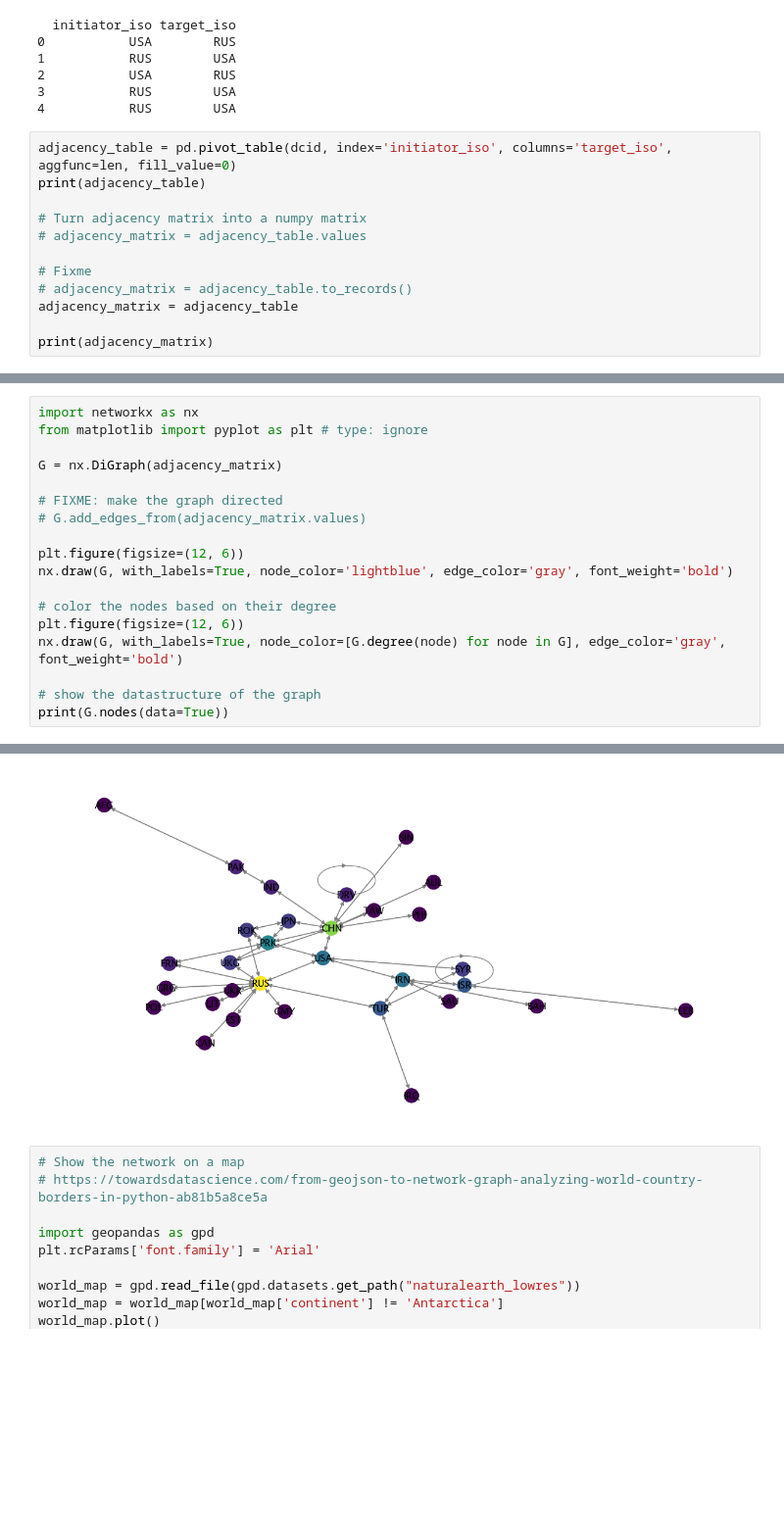
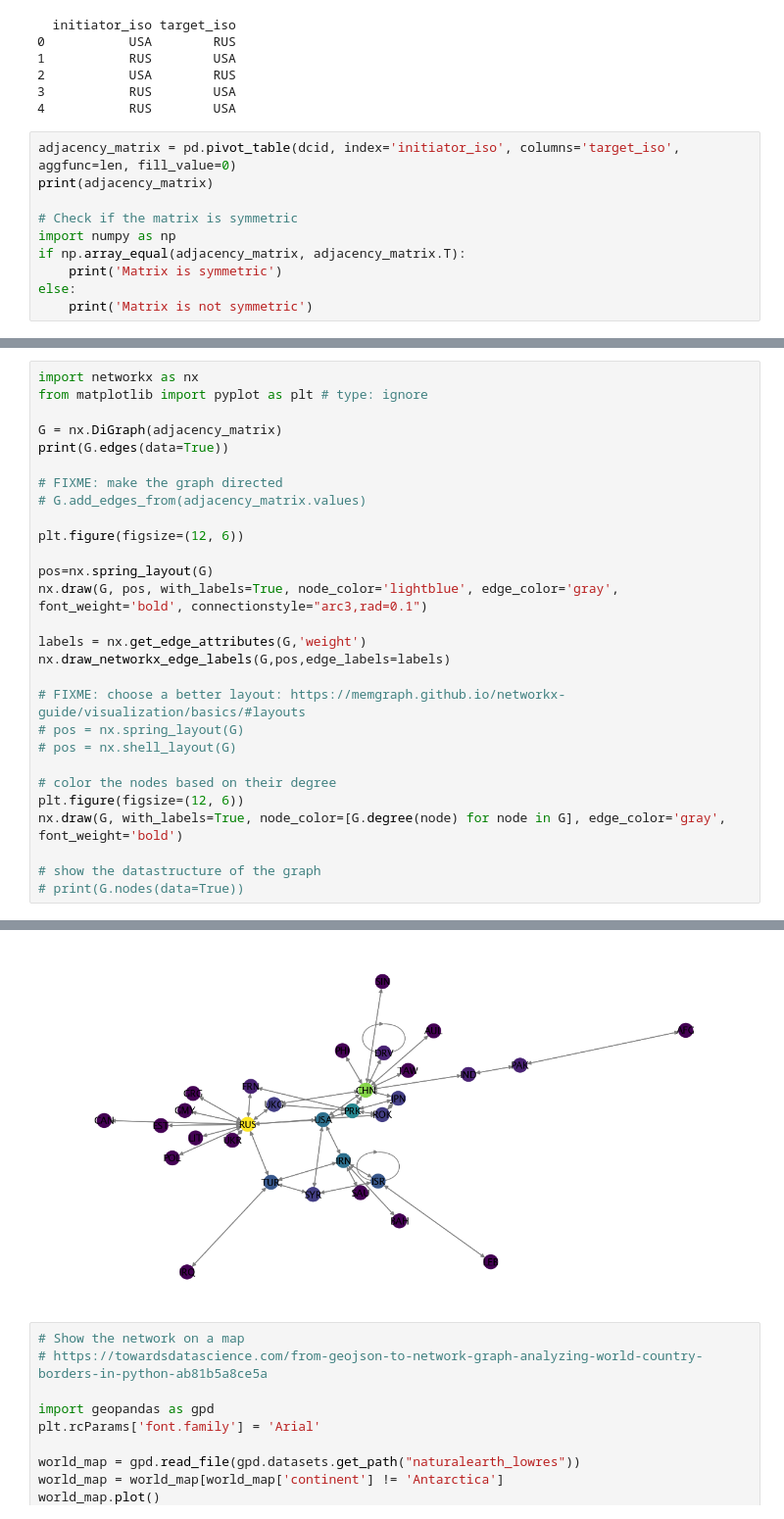
Before and after one commit to freinhard/dcid-sna, a Jupyter notebook: cyber-network.ipynb, the cells around one changed output, grey strips where cells are left out. Shown at 98% size. Drawn from its saved outputs; the diff is of its cells as text; blank space fills up the shorter version.

Commit message:
Check for symetry

```diff
--- a/cyber-network.ipynb
+++ b/cyber-network.ipynb
@@ -54,17 +52,15 @@ print(dcid.head())
 3           RUS        USA
 4           RUS        USA
 # %%
-adjacency_table = pd.pivot_table(dcid, index='initiator_iso', columns='target_iso', aggfunc=len, fill_value=0)
-print(adjacency_table)
+adjacency_matrix = pd.pivot_table(dcid, index='initiator_iso', columns='target_iso', aggfunc=len, fill_value=0)
+print(adjacency_matrix)
 
-# Turn adjacency matrix into a numpy matrix
-# adjacency_matrix = adjacency_table.values
-
-# Fixme
-# adjacency_matrix = adjacency_table.to_records()
-adjacency_matrix = adjacency_table
-
-print(adjacency_matrix)
+# Check if the matrix is symmetric
+import numpy as np
+if np.array_equal(adjacency_matrix, adjacency_matrix.T):
+    print('Matrix is symmetric')
+else:
+    print('Matrix is not symmetric')
 # %% [output]
 target_iso     AFG  AUL  BAH  CAN  CHN  DRV  EST  FRN  GMY  GRG  ...  ROK  \
 initiator_iso                                                    ...
@@ -90,17 +86,27 @@ import networkx as nx
 from matplotlib import pyplot as plt # type: ignore
 
 G = nx.DiGraph(adjacency_matrix)
+print(G.edges(data=True))
 
 # FIXME: make the graph directed
 # G.add_edges_from(adjacency_matrix.values)
 
 plt.figure(figsize=(12, 6))
-nx.draw(G, with_labels=True, node_color='lightblue', edge_color='gray', font_weight='bold')
+
+pos=nx.spring_layout(G)
+nx.draw(G, pos, with_labels=True, node_color='lightblue', edge_color='gray', font_weight='bold', connectionstyle="arc3,rad=0.1")
+
+labels = nx.get_edge_attributes(G,'weight')
+nx.draw_networkx_edge_labels(G,pos,edge_labels=labels)
+
+# FIXME: choose a better layout: https://memgraph.github.io/networkx-guide/visualization/basics/#layouts
+# pos = nx.spring_layout(G)
+# pos = nx.shell_layout(G)
 
 # color the nodes based on their degree
 plt.figure(figsize=(12, 6))
 nx.draw(G, with_labels=True, node_color=[G.degree(node) for node in G], edge_color='gray', font_weight='bold')
 
 # show the datastructure of the graph
-print(G.nodes(data=True))
+# print(G.nodes(data=True))
 # %% [output]
@@ -109,4 +115,4 @@ print(G.nodes(data=True))
-[figure, old version]
+[figure, new version]
 # %%
 # Show the network on a map
 # https://towardsdatascience.com/from-geojson-to-network-graph-analyzing-world-country-borders-in-python-ab81b5a8ce5a
```
Also changed, not shown: parts of 5 cells of this notebook.
